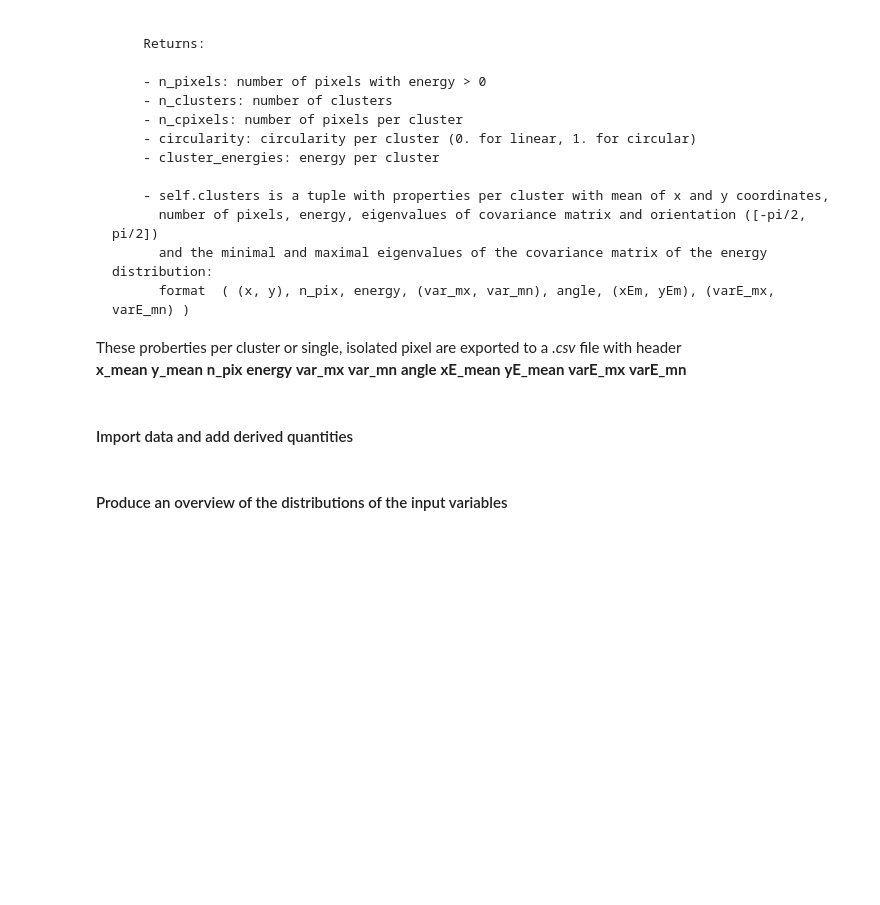
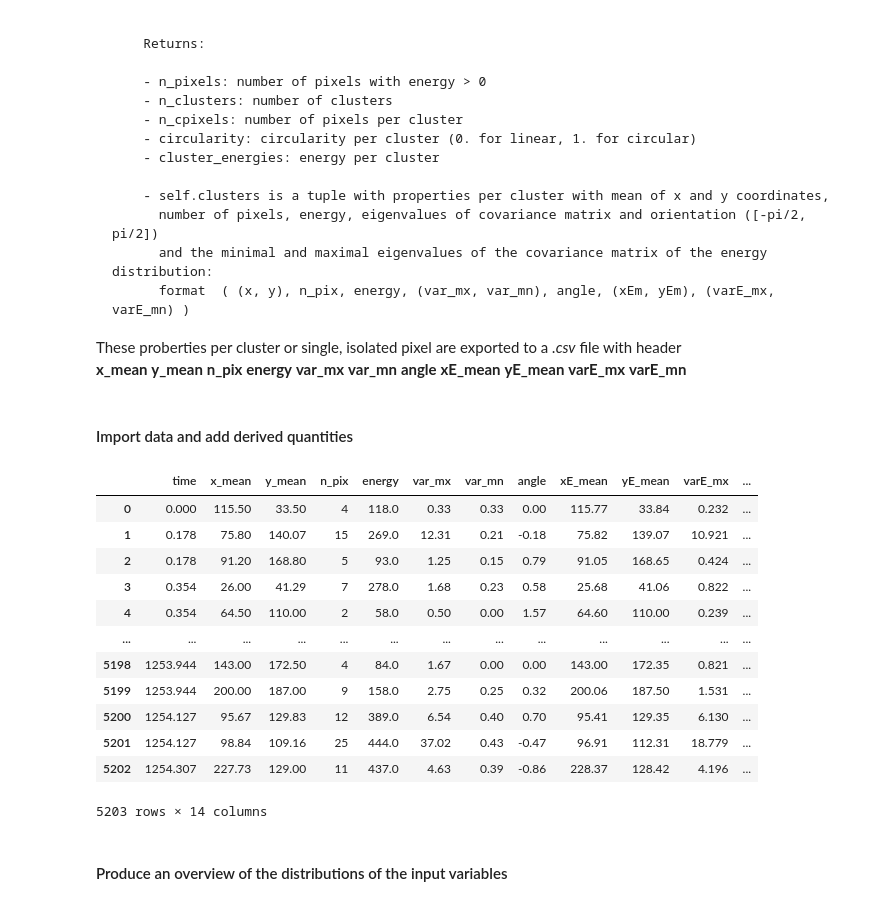
Before and after one commit to GuenterQuast/mPIXdaq, a Jupyter notebook: analyze_mPIXclusters.ipynb, the cells around one changed output. Saved outputs shown, nothing was run; the diff lists cells and outputs as text; code cells hidden in the pictures; blank space fills up the shorter version.

```diff
--- a/analyze_mPIXclusters.ipynb
+++ b/analyze_mPIXclusters.ipynb
@@ -50,18 +50,33 @@ from matplotlib.colors import LogNorm
 # %%
 # import data in a pandas data frame
 #df = pd.read_csv("data/BlackForestStone_clusters.csv.gz")
-df = pd.read_csv("data/BFstone_clusters.csv.gz")
+#df = pd.read_csv("data/BFstone_clusters.csv.gz")
+df = pd.read_csv("BFstone_clusters.csv")
 
 # add derived quantities
 #  - circularity defined as the ratio of the smaller and the larger eigenvalue
 #    of the covariance matrix of the pixels in a cluster
 df['circularity'] = df['var_mn'] / np.maximum(df['var_mx'].to_numpy(), 0.001)
 
 # the maximum variance of n pixels on a straight line is npix**2/12
 df['linearity'] = np.minimum(12.*df['var_mx'].to_numpy()/((1.+np.sin(2.*df['angle'].to_numpy())**2) * df['n_pix'].to_numpy()**2), 3.)
 
 # show data
 display(df)
+# %% [output]
+|  | time | x_mean | y_mean | n_pix | energy | var_mx | var_mn | angle | xE_mean | yE_mean | varE_mx | ... |
+| 0 | 0.000 | 115.50 | 33.50 | 4 | 118.0 | 0.33 | 0.33 | 0.00 | 115.77 | 33.84 | 0.232 | ... |
+| 1 | 0.178 | 75.80 | 140.07 | 15 | 269.0 | 12.31 | 0.21 | -0.18 | 75.82 | 139.07 | 10.921 | ... |
+| 2 | 0.178 | 91.20 | 168.80 | 5 | 93.0 | 1.25 | 0.15 | 0.79 | 91.05 | 168.65 | 0.424 | ... |
+| 3 | 0.354 | 26.00 | 41.29 | 7 | 278.0 | 1.68 | 0.23 | 0.58 | 25.68 | 41.06 | 0.822 | ... |
+| 4 | 0.354 | 64.50 | 110.00 | 2 | 58.0 | 0.50 | 0.00 | 1.57 | 64.60 | 110.00 | 0.239 | ... |
+| ... | ... | ... | ... | ... | ... | ... | ... | ... | ... | ... | ... | ... |
+| 5198 | 1253.944 | 143.00 | 172.50 | 4 | 84.0 | 1.67 | 0.00 | 0.00 | 143.00 | 172.35 | 0.821 | ... |
+| 5199 | 1253.944 | 200.00 | 187.00 | 9 | 158.0 | 2.75 | 0.25 | 0.32 | 200.06 | 187.50 | 1.531 | ... |
+| 5200 | 1254.127 | 95.67 | 129.83 | 12 | 389.0 | 6.54 | 0.40 | 0.70 | 95.41 | 129.35 | 6.130 | ... |
+| 5201 | 1254.127 | 98.84 | 109.16 | 25 | 444.0 | 37.02 | 0.43 | -0.47 | 96.91 | 112.31 | 18.779 | ... |
+| 5202 | 1254.307 | 227.73 | 129.00 | 11 | 437.0 | 4.63 | 0.39 | -0.86 | 228.37 | 128.42 | 4.196 | ... |
+5203 rows × 14 columns
 # %% [markdown]
 #### Produce an overview of the distributions of the input variables
 # %%
```
Also changed, not shown: parts of 3 cells of this notebook, 1 other file.
